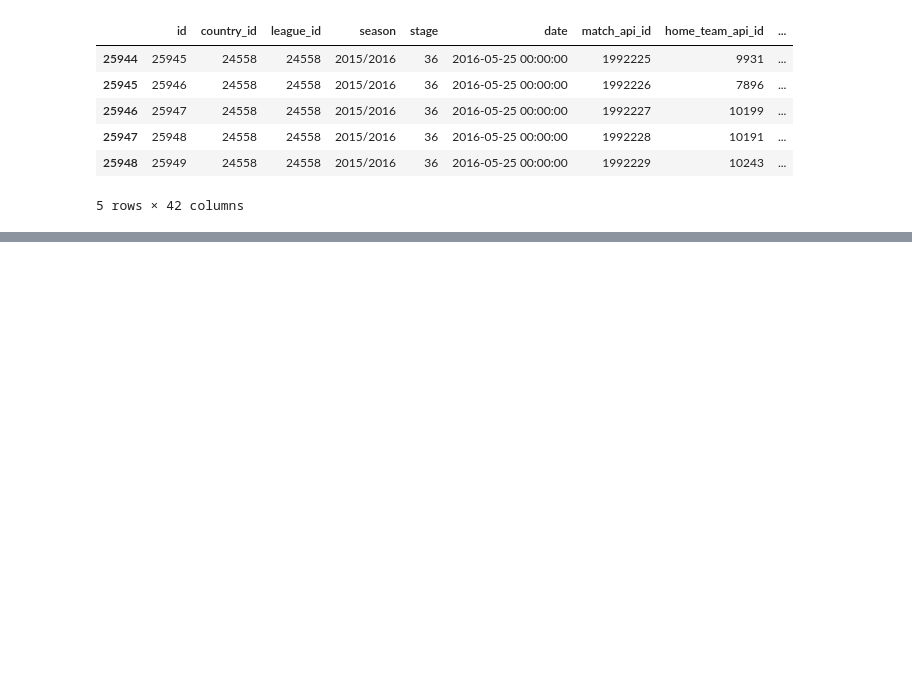
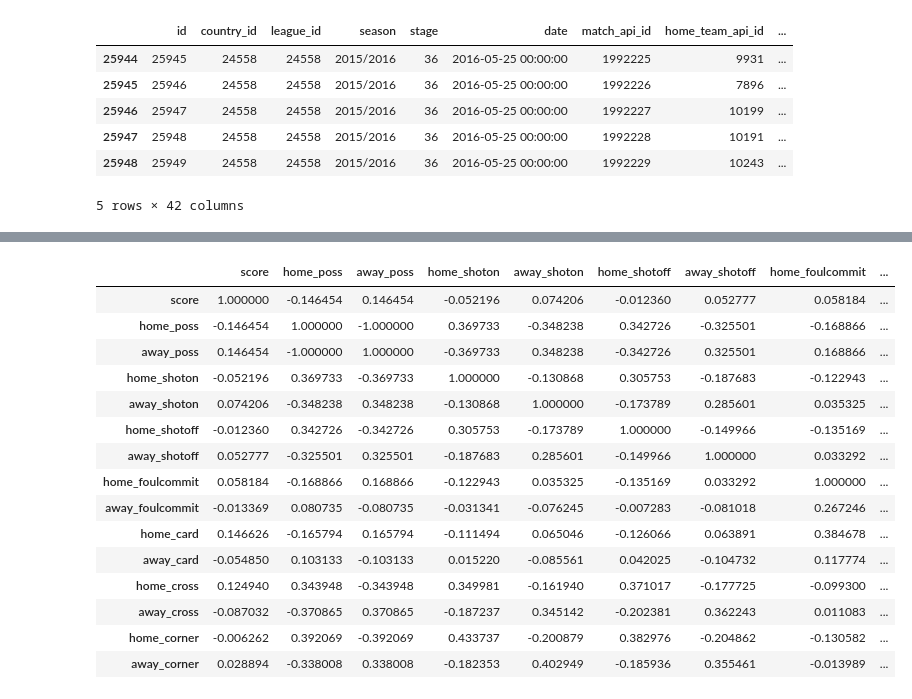
Before and after one commit to OlivierPaulo/Football_Bet, a Jupyter notebook: notebooks/data-analysis.ipynb, the cells around one changed output, grey strips where cells are left out. Saved outputs shown, nothing was run; the diff lists cells and outputs as text; code cells hidden in the pictures; blank space fills up the shorter version.

```diff
--- a/notebooks/data-analysis.ipynb
+++ b/notebooks/data-analysis.ipynb
@@ -799,0 +941,22 @@ Possession emtpy : 5395
+# %%
+final_df[['score', 'home_poss', 'away_poss', 'home_shoton',
+        'away_shoton', 'home_shotoff', 'away_shotoff', 'home_foulcommit',
+        'away_foulcommit', 'home_card', 'away_card', 'home_cross', 'away_cross',
+        'home_corner', 'away_corner']].corr()
+# %% [output]
+|  | score | home_poss | away_poss | home_shoton | away_shoton | home_shotoff | away_shotoff | home_foulcommit | ... |
+| score | 1.000000 | -0.146454 | 0.146454 | -0.052196 | 0.074206 | -0.012360 | 0.052777 | 0.058184 | ... |
+| home_poss | -0.146454 | 1.000000 | -1.000000 | 0.369733 | -0.348238 | 0.342726 | -0.325501 | -0.168866 | ... |
+| away_poss | 0.146454 | -1.000000 | 1.000000 | -0.369733 | 0.348238 | -0.342726 | 0.325501 | 0.168866 | ... |
+| home_shoton | -0.052196 | 0.369733 | -0.369733 | 1.000000 | -0.130868 | 0.305753 | -0.187683 | -0.122943 | ... |
+| away_shoton | 0.074206 | -0.348238 | 0.348238 | -0.130868 | 1.000000 | -0.173789 | 0.285601 | 0.035325 | ... |
+| home_shotoff | -0.012360 | 0.342726 | -0.342726 | 0.305753 | -0.173789 | 1.000000 | -0.149966 | -0.135169 | ... |
+| away_shotoff | 0.052777 | -0.325501 | 0.325501 | -0.187683 | 0.285601 | -0.149966 | 1.000000 | 0.033292 | ... |
+| home_foulcommit | 0.058184 | -0.168866 | 0.168866 | -0.122943 | 0.035325 | -0.135169 | 0.033292 | 1.000000 | ... |
+| away_foulcommit | -0.013369 | 0.080735 | -0.080735 | -0.031341 | -0.076245 | -0.007283 | -0.081018 | 0.267246 | ... |
+| home_card | 0.146626 | -0.165794 | 0.165794 | -0.111494 | 0.065046 | -0.126066 | 0.063891 | 0.384678 | ... |
+| away_card | -0.054850 | 0.103133 | -0.103133 | 0.015220 | -0.085561 | 0.042025 | -0.104732 | 0.117774 | ... |
+| home_cross | 0.124940 | 0.343948 | -0.343948 | 0.349981 | -0.161940 | 0.371017 | -0.177725 | -0.099300 | ... |
+| away_cross | -0.087032 | -0.370865 | 0.370865 | -0.187237 | 0.345142 | -0.202381 | 0.362243 | 0.011083 | ... |
+| home_corner | -0.006262 | 0.392069 | -0.392069 | 0.433737 | -0.200879 | 0.382976 | -0.204862 | -0.130582 | ... |
+| away_corner | 0.028894 | -0.338008 | 0.338008 | -0.182353 | 0.402949 | -0.185936 | 0.355461 | -0.013989 | ... |
```
Also changed, not shown: parts of 47 cells of this notebook, 1 other file.
